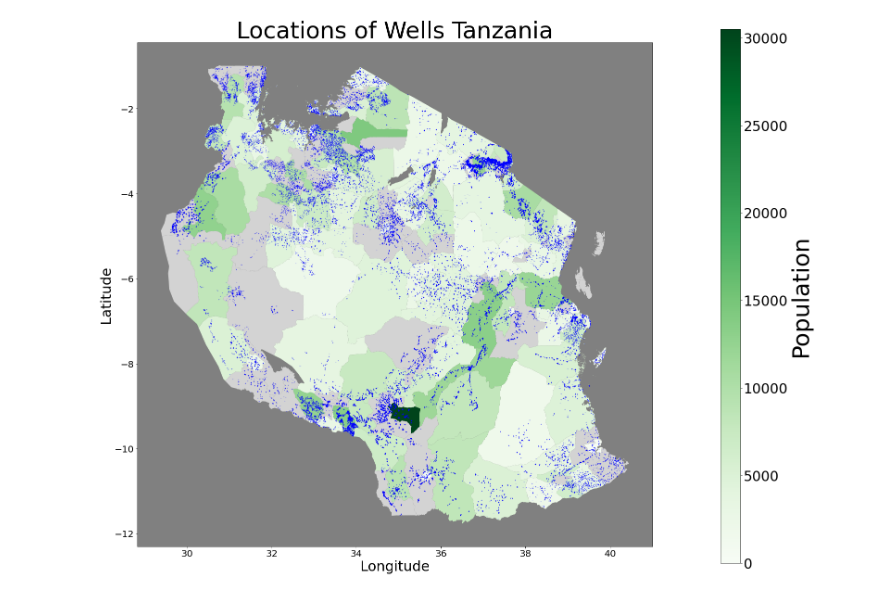
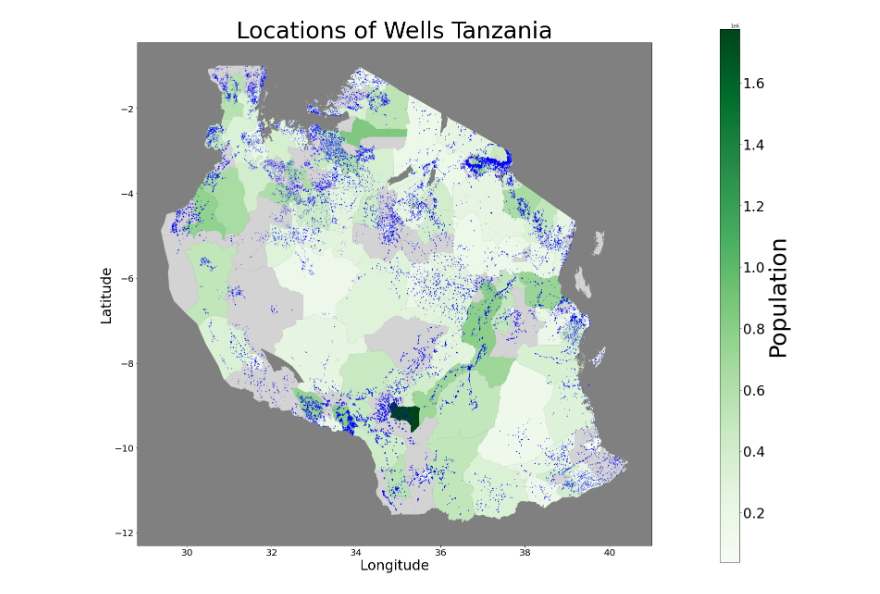
Before and after one commit to Caellwyn/well-predicter-tanzania, a Jupyter notebook: data_exploration/population_well_location_map.ipynb, the cells around one changed output. Drawn from its saved outputs; the diff is of its cells as text; code cells hidden in the pictures.

Commit message:
clean up notebooks, add chloropleth map of Tanzania with well locations

```diff
--- a/data_exploration/population_well_location_map.ipynb
+++ b/data_exploration/population_well_location_map.ipynb
@@ -36,47 +14,53 @@ Name: extraction_type_class, dtype: int64
 distpath ='../data/shapefiles/tanzania_districts/Districts.shx'
 featurepath = "../data/training_set_values.csv"
 label_path = "../data/training_set_labels.csv"
-districts = geopandas.read_file(path)
+poppath = '../data/tanzania_district_pop.csv'
+districts = geopandas.read_file(distpath)
 features = pd.read_csv(featurepath)
 label = pd.read_csv(label_path)
+tpop = pd.read_csv(poppath)
+tpop = tpop[['ADM2_EN','TOTAL_BOTH']]
 df = pd.merge(features,label, on = 'id')
 df = df.rename(columns={'status_group':'target'})
 district_nums = df.groupby('lga').count()
-df_geo = pd.merge(district_nums,districts, how = 'right', left_on = 'lga', right_on='District_N')
+df_geo = pd.merge(district_nums,districts, how = 'right',
+                  left_on = 'lga', right_on='District_N')
+df_geo = pd.merge(df_geo,tpop, how = 'left', right_on = 'ADM2_EN',
+                  left_on = 'District_N')
 df_geo = geopandas.GeoDataFrame(df_geo)
 df.loc[df['longitude'] == 0, 'longitude'] = np.nan
+wells = geopandas.GeoDataFrame(df[['latitude','longitude']],
+                               geometry = geopandas.points_from_xy(df.longitude,
+                                                                   df.latitude))
+wells = wells.set_crs(epsg = 4210)
-# %%
-wells = geopandas.GeoDataFrame(df[['latitude','longitude']],
-                               geometry = geopandas.points_from_xy(df.longitude, df.latitude))
-wells.set_crs(epsg = 4210,inplace = True)
 # %%
 fig, ax = plt.subplots(figsize = (20,20))
 cmap='Greens'
 df_geo.plot(ax = ax,
            column = 'population',
            legend = False,
            cmap = cmap,
            figsize = (20,20),
            missing_kwds = {'color':'lightgrey'}
 
            )
 ax.set_title('Locations of Wells Tanzania', fontsize = 50, y=.8)
 ax.set_facecolor('grey')
 plt.xticks(fontsize = 20)
 plt.yticks(fontsize = 20)
 ax.set_ylabel('Latitude',  fontsize = 30)
 ax.set_xlabel('Longitude', fontsize = 30)
-vmin = df.population.min()
-vmax = df.population.max()
+vmin = df_geo['TOTAL_BOTH'].min()
+vmax = df_geo['TOTAL_BOTH'].max()
 cax = fig.add_axes([1, 0.1, 0.03, 0.8])
 
 sm = plt.cm.ScalarMappable(cmap=cmap, norm=plt.Normalize(vmin=vmin, vmax=vmax))
 sm._A = []
 cbr = fig.colorbar(sm, cax=cax)
 cbr.ax.tick_params(labelsize=30)
 cbr.set_label('Population', fontsize = 50)
 wells.plot(ax = ax, color = 'blue', markersize = .1)
 plt.savefig('figures/well_loc_and_pop_tanzania',bbox_inches = 'tight')
 plt.show()
 # %% [output]
-[figure, old version]
+[figure, new version]
```
Also changed, not shown: parts of 3 cells of this notebook, 2 other files.
